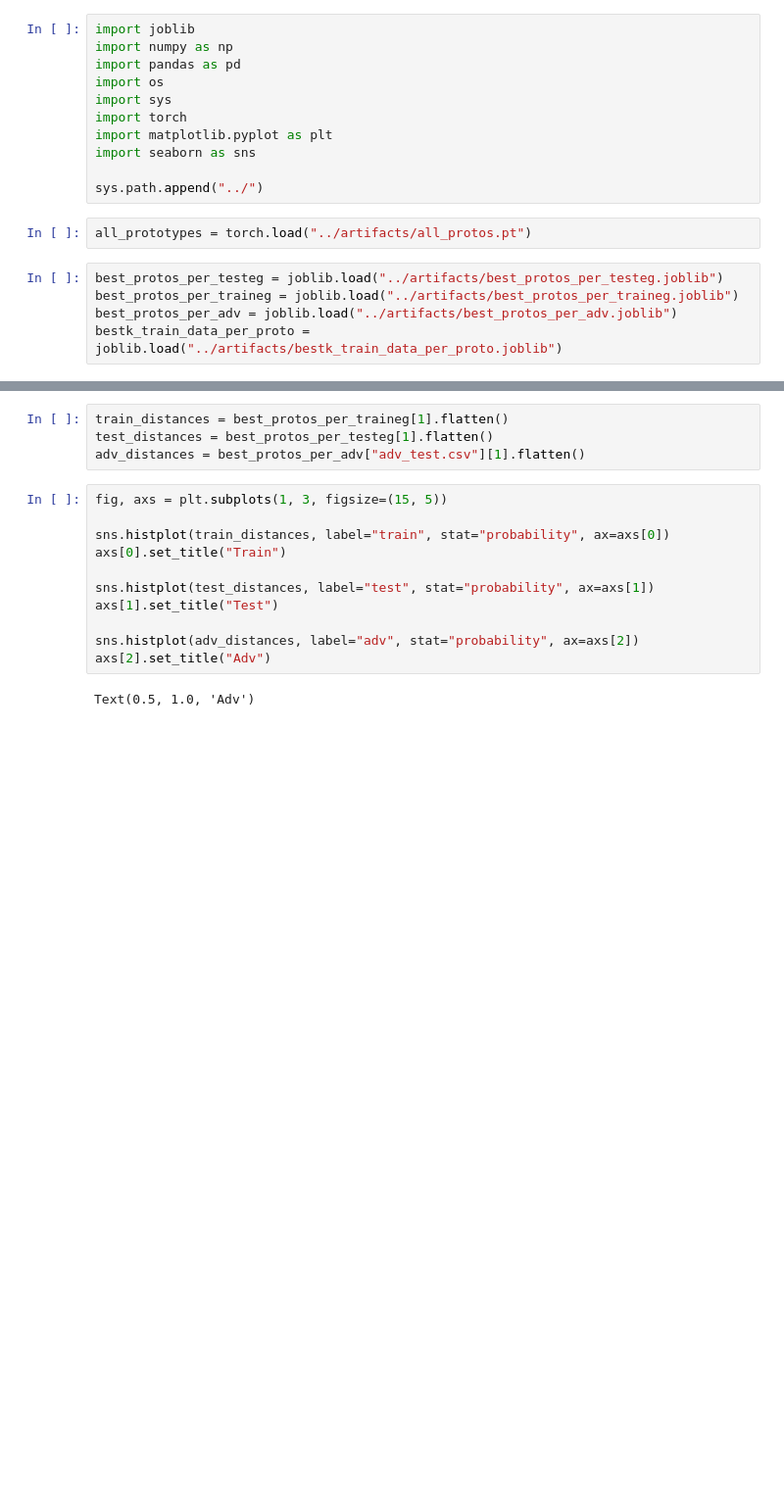
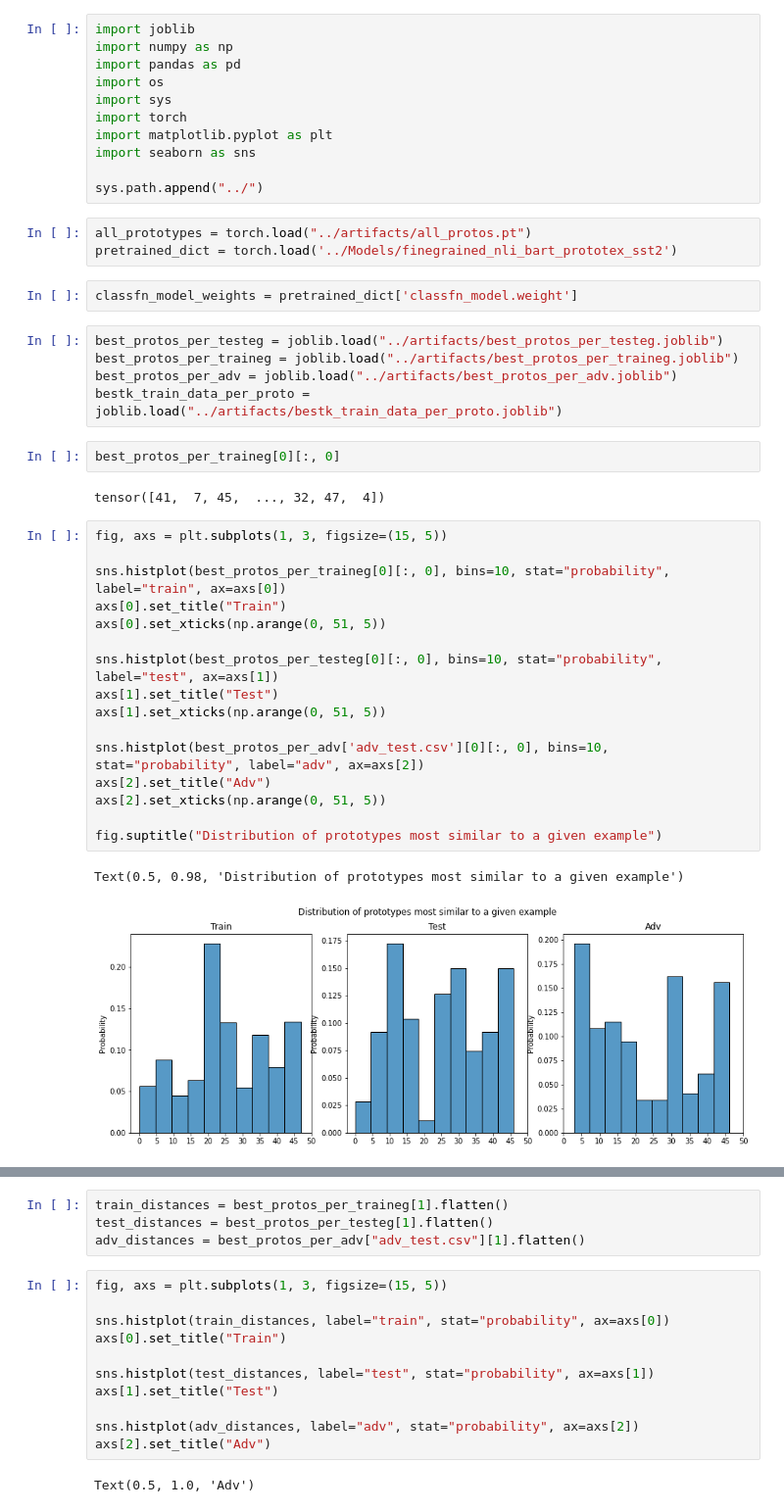
Before and after one commit to zhpinkman/Prototype-Learning, a Jupyter notebook: Notebooks/distance_from_prototypes_analyzer.ipynb, the cells around one changed output, grey strips where cells are left out. Shown at 98% size. Cells and saved outputs as stored; diff of their text form; blank space fills up the shorter version.

```diff
--- a/Notebooks/distance_from_prototypes_analyzer.ipynb
+++ b/Notebooks/distance_from_prototypes_analyzer.ipynb
@@ -11,11 +11,37 @@ import seaborn as sns
 sys.path.append("../")
 # %%
 all_prototypes = torch.load("../artifacts/all_protos.pt")
+pretrained_dict = torch.load('../Models/finegrained_nli_bart_prototex_sst2')
+# %%
+classfn_model_weights = pretrained_dict['classfn_model.weight']
 # %%
 best_protos_per_testeg = joblib.load("../artifacts/best_protos_per_testeg.joblib")
 best_protos_per_traineg = joblib.load("../artifacts/best_protos_per_traineg.joblib")
 best_protos_per_adv = joblib.load("../artifacts/best_protos_per_adv.joblib")
 bestk_train_data_per_proto = joblib.load("../artifacts/bestk_train_data_per_proto.joblib")
+# %%
+best_protos_per_traineg[0][:, 0]
+# %% [output]
+tensor([41,  7, 45,  ..., 32, 47,  4])
+# %%
+fig, axs = plt.subplots(1, 3, figsize=(15, 5))
+
+sns.histplot(best_protos_per_traineg[0][:, 0], bins=10, stat="probability", label="train", ax=axs[0])
+axs[0].set_title("Train")
+axs[0].set_xticks(np.arange(0, 51, 5))
+
+sns.histplot(best_protos_per_testeg[0][:, 0], bins=10, stat="probability", label="test", ax=axs[1])
+axs[1].set_title("Test")
+axs[1].set_xticks(np.arange(0, 51, 5))
+
+sns.histplot(best_protos_per_adv['adv_test.csv'][0][:, 0], bins=10, stat="probability", label="adv", ax=axs[2])
+axs[2].set_title("Adv")
+axs[2].set_xticks(np.arange(0, 51, 5))
+
+fig.suptitle("Distribution of prototypes most similar to a given example")
+# %% [output]
+Text(0.5, 0.98, 'Distribution of prototypes most similar to a given example')
+[figure, added]
 # %%
 fig, axs = plt.subplots(1, 3, figsize=(15, 5))
 
```
Also changed, not shown: parts of 10 cells of this notebook, 2 other files.
